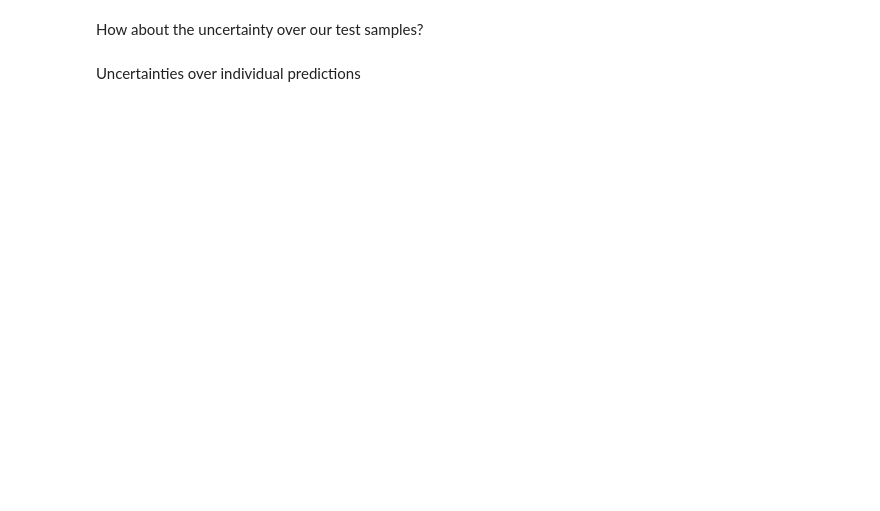
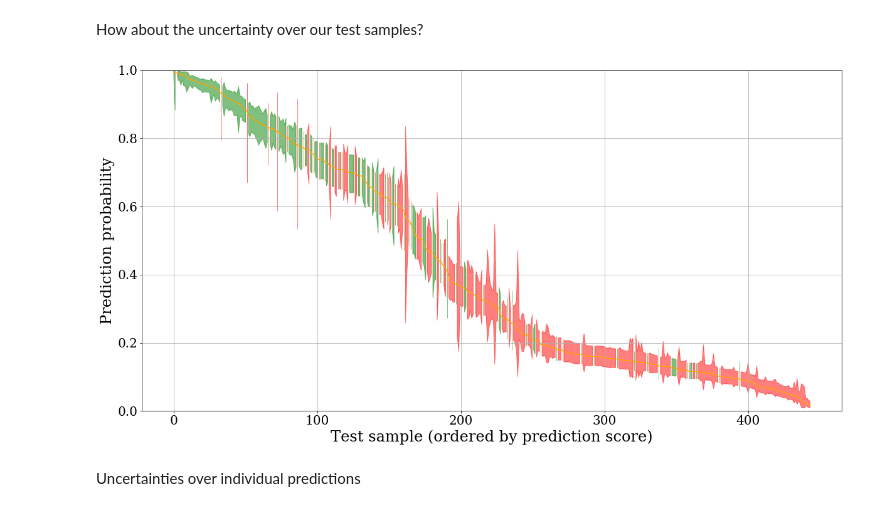
Before and after one commit to faab5/errortools, a Jupyter notebook: notebooks/PyData presentation 11-05-2019.ipynb, the cells around one changed output. Cells and saved outputs as stored; diff of their text form; code cells hidden in the pictures; blank space fills up the shorter version.

```diff
--- a/notebooks/PyData presentation 11-05-2019.ipynb
+++ b/notebooks/PyData presentation 11-05-2019.ipynb
@@ -264,3 +279,3 @@ y_test = df_test[target].values
 # %%
 titanic_model = errortools.LogisticRegression()
-titanic_model.fit(X_train, y_train)
+titanic_model.fit(X_train_scaled, y_train)
@@ -340,7 +369,10 @@ scores_test = titanic_model.predict(X_test_scaled)
 # %%
 errortools.report_error_test_samples(titanic_model,
                                      X_test_scaled,
-                                     figsize=(20, 7));
+                                     y_test,
+                                     figsize=(20, 10));
+# %% [output]
+[figure, added]
 # %% [markdown]
 Uncertainties over individual predictions
 # %%
```
Also changed, not shown: parts of 33 cells of this notebook, 5 other files.
